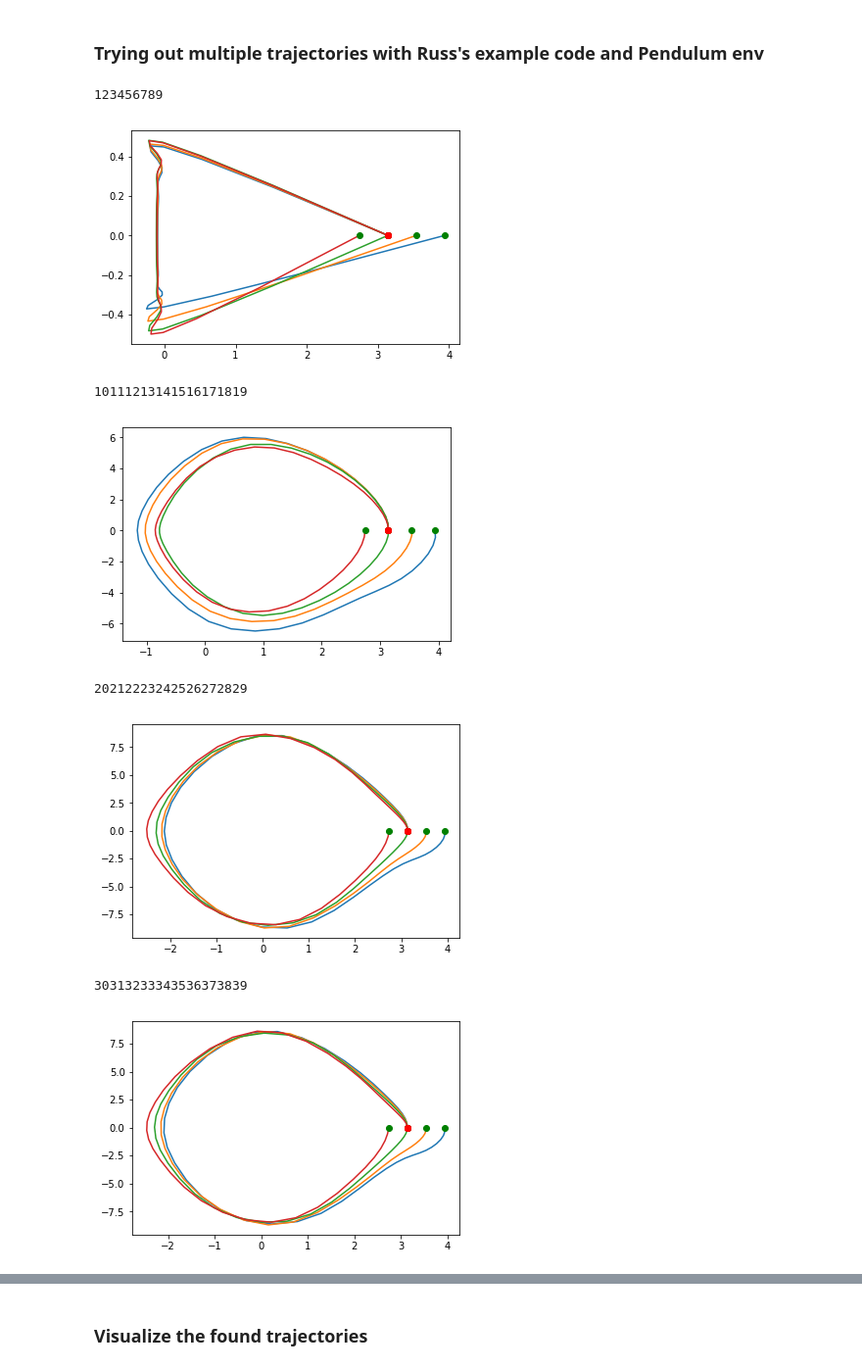
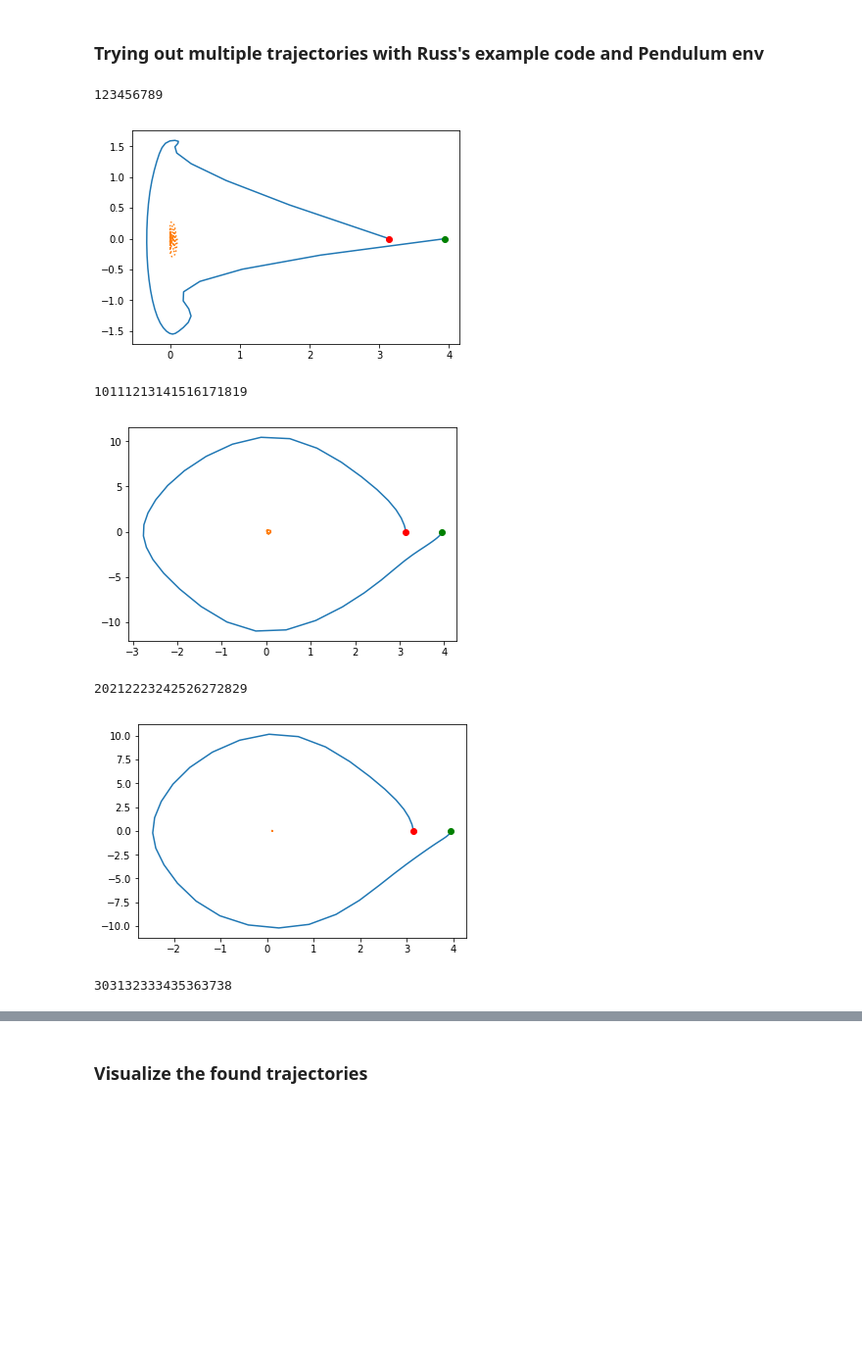
Before and after one commit to robert-verkuil/drake-pytorch, a Jupyter notebook: python/Real NN Constraint Testing.ipynb, the cells around one changed output, grey strips where cells are left out. Shown at 98% size. Saved outputs shown, nothing was run; the diff lists cells and outputs as text; code cells hidden in the pictures; blank space fills up the shorter version.

Commit message:
Got policy visualization for multiple trajectories working, A TON OF TECH DEBT.  Initiating a massive cleanup

```diff
--- a/python/Real NN Constraint Testing.ipynb
+++ b/python/Real NN Constraint Testing.ipynb
@@ -196,12 +200,12 @@ from traj.dircol import (
     visualize_trajectory,
 )
 
-num_trajectories = 4
+num_trajectories = 1
 num_samples      = 15
 prog, h, u, x = make_multiple_dircol_trajectories(num_trajectories, num_samples)
 
-# kNetConstructor = lambda: FC(2)
-kNetConstructor = lambda: FCBIG(2)
+kNetConstructor = lambda: FC(2)
+# kNetConstructor = lambda: FCBIG(2)
 # kNetConstructor = lambda: MLPSMALL(2)
 # kNetConstructor = lambda: MLP(2)
 num_params = sum(tensor.nelement() for tensor in kNetConstructor().parameters())
@@ -219,12 +223,17 @@ for ti in range(num_trajectories):
         lb         = np.array([-.1])
         ub         = np.array([.1])
         var_list   = np.hstack((u_ti, x_ti, T))
-#         prog.AddConstraint(constraint, lb, ub, var_list)
-        prog.AddCost(lambda x: constraint(x)[0]**2, var_list)
+        prog.AddConstraint(constraint, lb, ub, var_list)
+#         prog.AddCost(lambda x: constraint(x)[0]**2, var_list)
 # %%
 import copy
+from nn_system.NNSystem import NNSystem, NNSystem_
+from pydrake.examples.pendulum import PendulumPlant
+import torch
+import math
+
 vis_cb_counter = 0
-def cb(hux):
+def cb(huxT):
     global vis_cb_counter
     vis_cb_counter += 1
     print(vis_cb_counter, end='')
@@ -234,9 +243,11 @@ def cb(hux):
     num_h = num_trajectories
     num_u = num_trajectories*num_samples*num_inputs
     num_x = num_trajectories*num_samples*num_states
-    cb_h = hux[:num_trajectories].reshape((num_trajectories, 1))
-    cb_u = hux[num_h:num_h+num_u].reshape((num_trajectories, num_inputs, num_samples))
-    cb_x = hux[num_h+num_u:num_h+num_u+num_x].reshape((num_trajectories, num_states, num_samples))
+#     num_T = num_params
+    cb_h = huxT[:num_trajectories].reshape((num_trajectories, 1))
+    cb_u = huxT[num_h:num_h+num_u].reshape((num_trajectories, num_inputs, num_samples))
+    cb_x = huxT[num_h+num_u:num_h+num_u+num_x].reshape((num_trajectories, num_states, num_samples))
+    cb_T = huxT[num_h+num_u+num_x:]
 #     print(cb_h.shape, cb_u.shape, cb_x.shape)
 
     # Visualize the trajectories
@@ -268,41 +279,60 @@ def cb(hux):
                 twoPI = 2.*math.pi
                 output[0] = output[0] - twoPI * math.floor(output[0] / twoPI)
 
+        # Construct a model with params T
+        net = kNetConstructor()
+        params_loaded = 0
+        for param in net.parameters():
+            T_slice = np.array([cb_T[i] for i in range(params_loaded, params_loaded+param.data.nelement())])
+            param.data = torch.from_numpy(T_slice.reshape(list(param.data.size())))
+            params_loaded += param.data.nelement()
+
+#         nn_policy = NNSystem_[AutoDiffXd](pytorch_nn_object=net)
+        nn_policy = NNSystem(pytorch_nn_object=net)
 
         wrap = builder.AddSystem(WrapTheta())
         builder.Connect(pendulum.get_output_port(0), wrap.get_input_port(0))
-        vi_policy = builder.AddSystem(policy)
-        builder.Connect(wrap.get_output_port(0), vi_policy.get_input_port(0))
-        builder.Connect(vi_policy.get_output_port(0), pendulum.get_input_port(0))
+        nn_policy = builder.AddSystem(nn_policy)
+        builder.Connect(wrap.get_output_port(0), nn_policy.get_input_port(0))
+        builder.Connect(nn_policy.get_output_port(0), pendulum.get_input_port(0))
 
         logger = builder.AddSystem(SignalLogger(2))
         logger._DeclarePeriodicPublish(0.033333, 0.0)
         builder.Connect(pendulum.get_output_port(0), logger.get_input_port(0))
 
         diagram = builder.Build()
         simulator = Simulator(diagram)
         simulator.set_publish_every_time_step(False)
 
         state = simulator.get_mutable_context().get_mutable_continuous_state_vector()
         state.SetFromVector([0.1, 0.0])
 
+        # Forward simulate
         simulator.StepTo(10.)
+
+        # Then graph the resultant trajectory.
+        t_samples = logger.sample_times()
+        x_samples = logger.data()
+#         print("ti", ti, " logger: ", logger)
+        plt.plot(x_samples[0,:], x_samples[1,:], ':')
+#         plt.plot(x_samples[0,0], x_samples[1,0], 'go')
+#         plt.plot(x_samples[0,-1], x_samples[1,-1], 'ro')
+
 
     plt.show()
 
 # print([np.array(arr).shape for arr in (h,u,x)])
-flat_h = np.hstack(elem.flatten() for elem in h)
+flat_h = np.hstack(elem.flatten() for elem in h)        # TODO: pull in the policy params <-
 flat_u = np.hstack(elem.flatten() for elem in u)
 flat_x = np.hstack(elem.flatten() for elem in x)
 # print(flat_h.shape, flat_u.shape, flat_x.shape)
-prog.AddVisualizationCallback(cb, np.hstack([flat_h, flat_u, flat_x]))
+prog.AddVisualizationCallback(cb, np.hstack([flat_h, flat_u, flat_x, T]))
 result = prog.Solve()
 # %% [output]
 123456789
-[figure, old version]
+[figure, new version]
 10111213141516171819
-[figure, old version]
+[figure, new version]
 20212223242526272829
-[figure, old version]
+[figure, new version]
-30313233343536373839
+303132333435363738
-[figure, removed]
```
Also changed, not shown: parts of 6 cells of this notebook, 1 other file.
